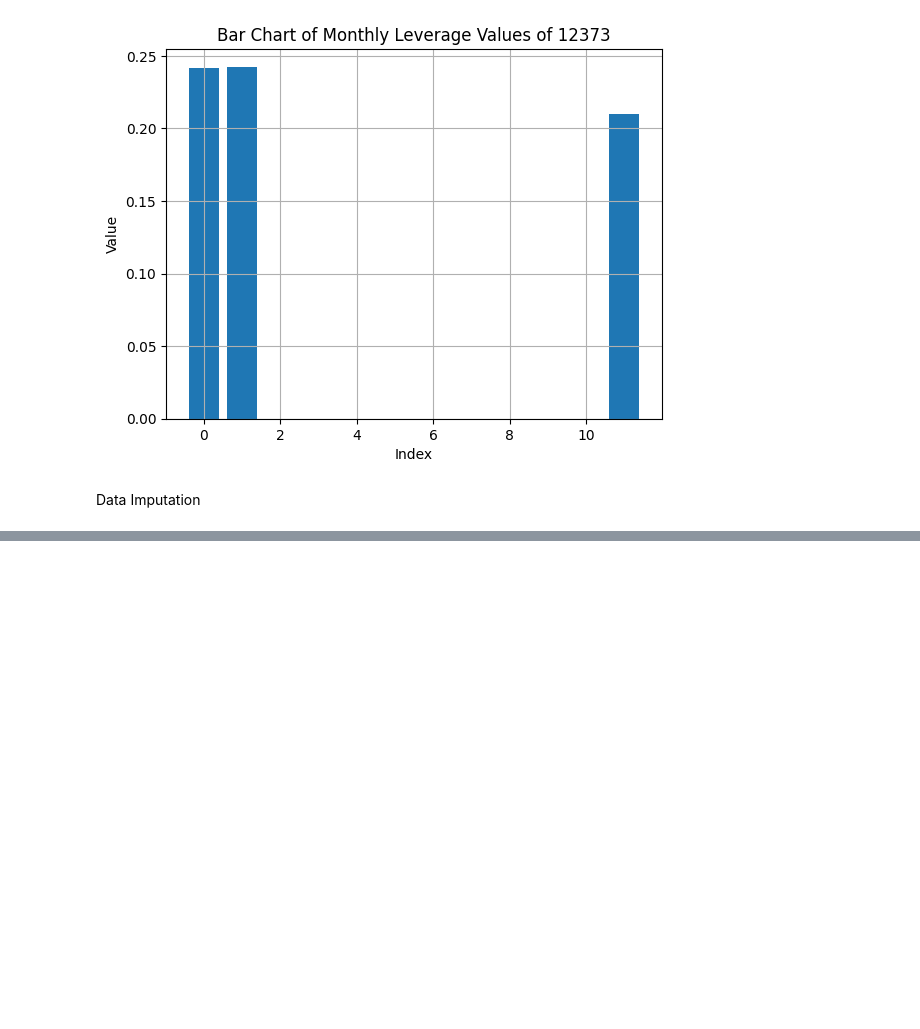
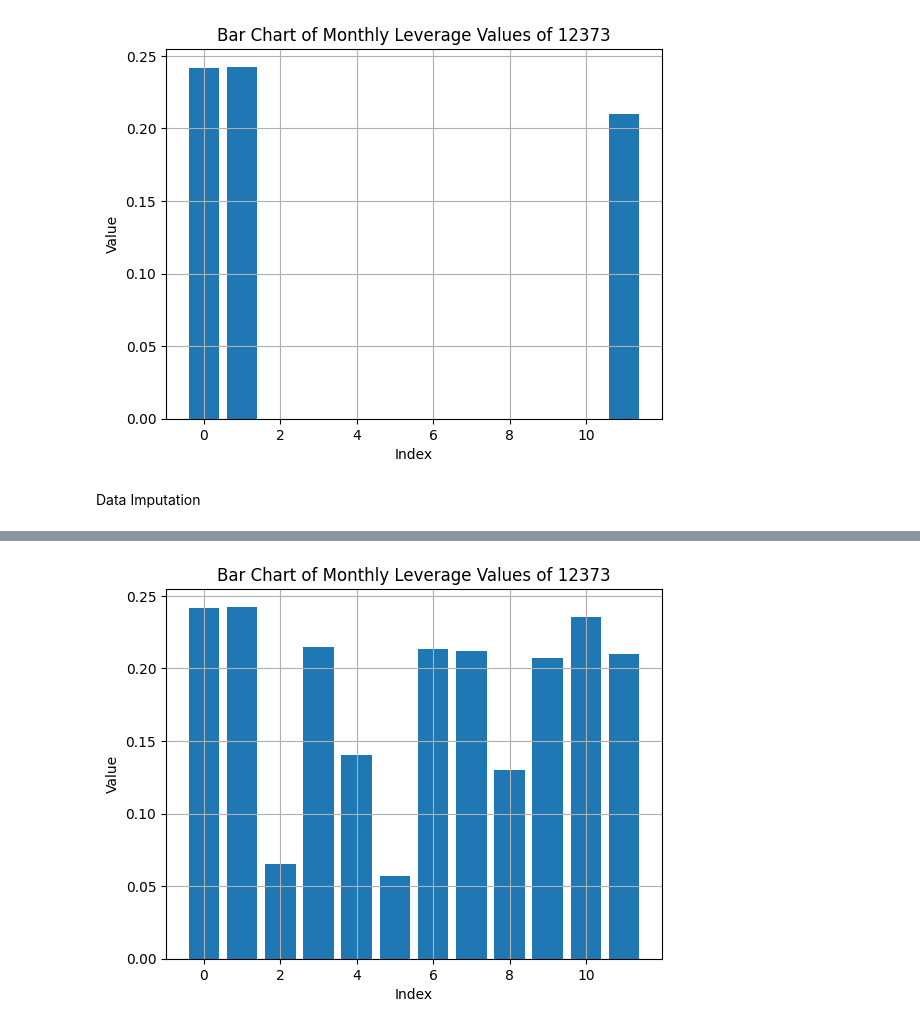
Before and after one commit to kennybix/Data-Imputation-in-Panel-Data, a Jupyter notebook: example.ipynb, the cells around one changed output, grey strips where cells are left out. Saved outputs shown, nothing was run; the diff lists cells and outputs as text; code cells hidden in the pictures; blank space fills up the shorter version.

```diff
--- a/example.ipynb
+++ b/example.ipynb
@@ -319,0 +490,21 @@ rank_chars.shape
+# %%
+asset_lev = (asset_data['LEV']).replace(np.nan,0).tolist()
+# asset_lev = []
+# %%
+
+# Generate indices for the x-axis
+x_indices = range(len(asset_lev))
+
+# Create a bar chart
+plt.bar(x_indices, asset_lev)
+
+# Add labels and title
+plt.xlabel('Index')
+plt.ylabel('Value')
+plt.title('Bar Chart of Monthly Leverage Values of 12373')
+plt.grid()
+
+# Show the chart
+plt.show()
+# %% [output]
+[figure, added]
```
Also changed, not shown: parts of 20 cells of this notebook, 2 other files.
